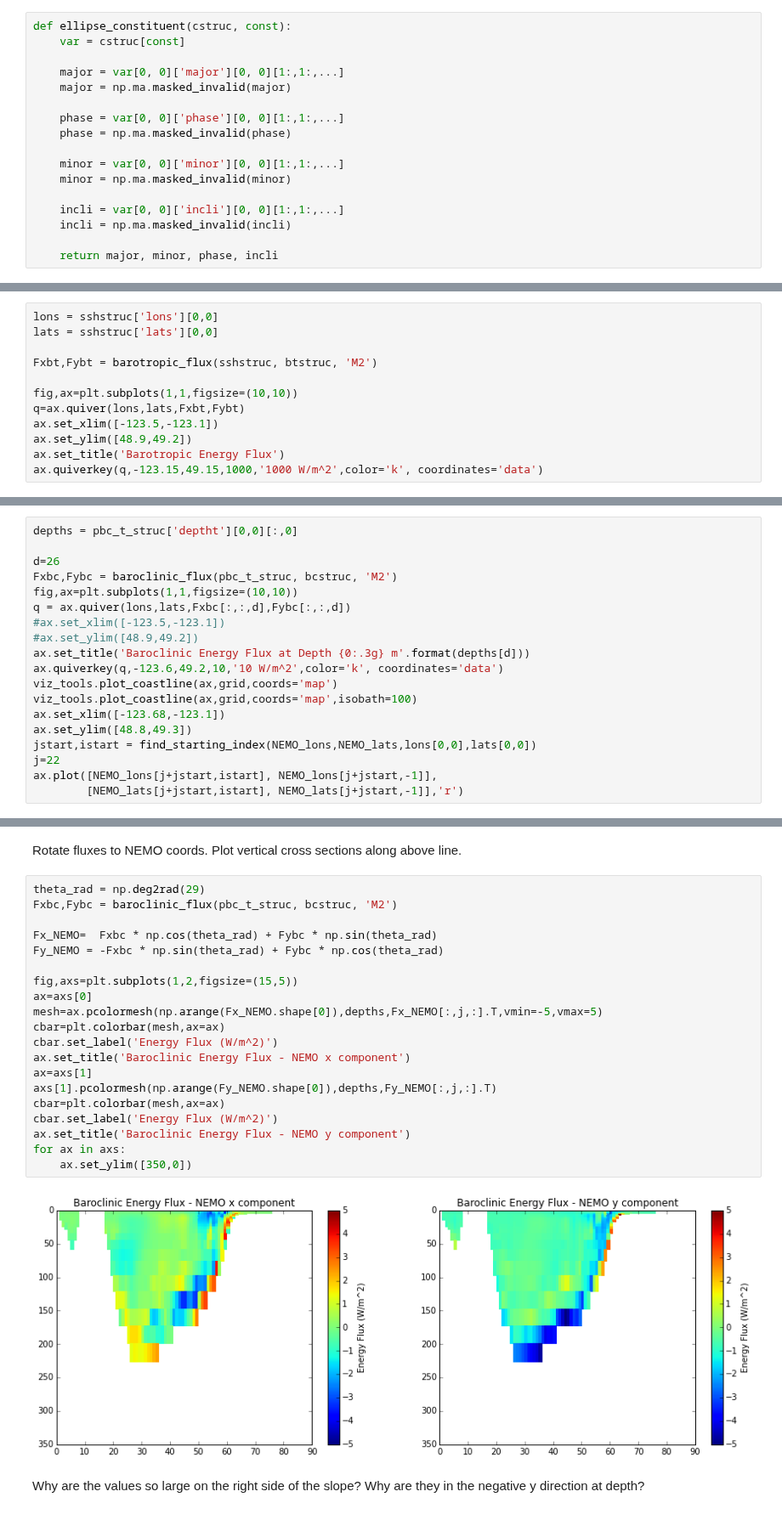
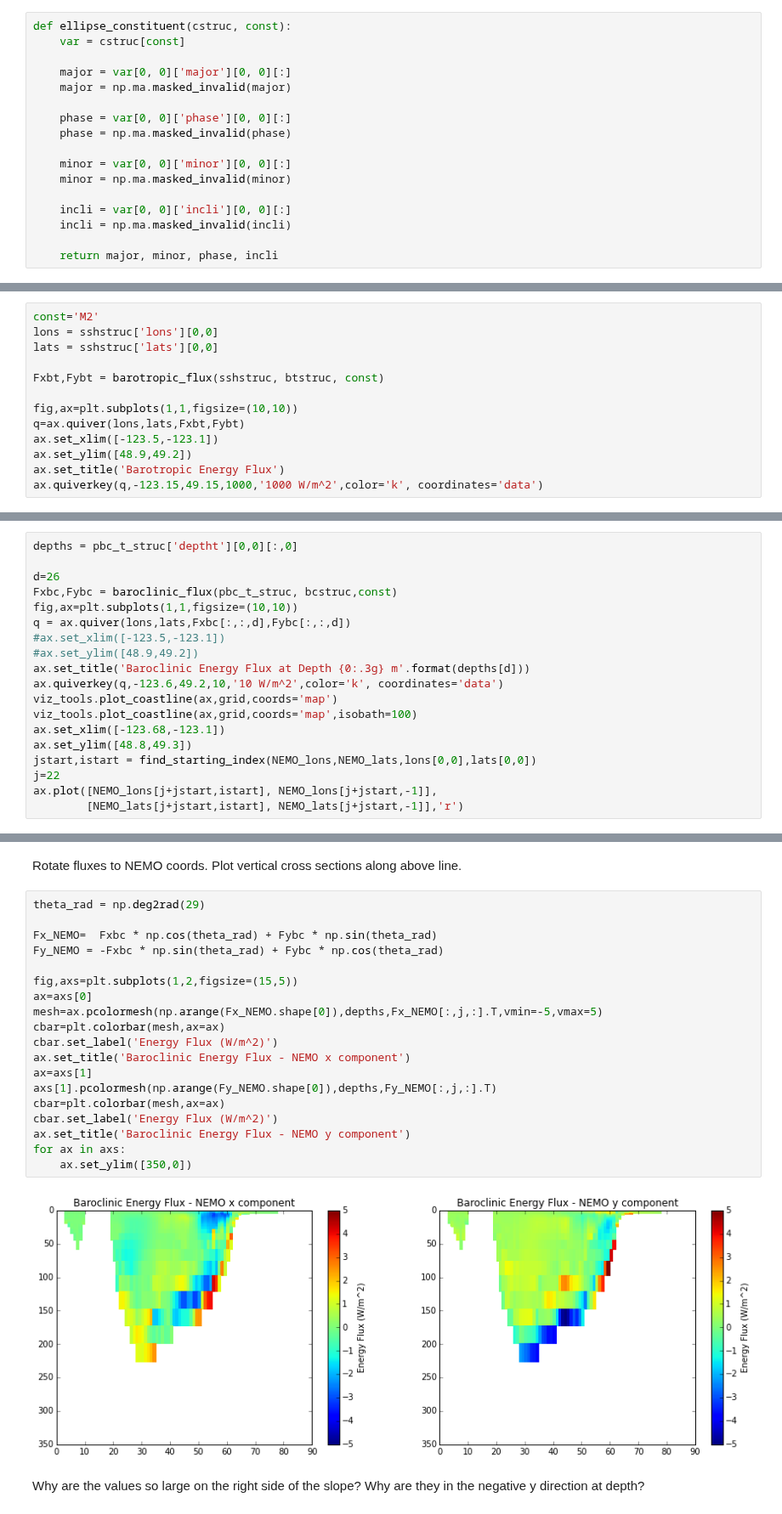
Before and after one commit to SalishSeaCast/analysis, a Jupyter notebook: Nancy/energy_flux/Develop energy flux calculations.ipynb, the cells around one changed output, grey strips where cells are left out. Shown at 85% size. Saved outputs shown, nothing was run; the diff lists cells and outputs as text.

Commit message:
more constituents

```diff
--- a/Nancy/energy_flux/Develop energy flux calculations.ipynb
+++ b/Nancy/energy_flux/Develop energy flux calculations.ipynb
@@ -107,16 +107,16 @@ def barotropic_pressure(pstruc, const):
 def ellipse_constituent(cstruc, const):
     var = cstruc[const]
 
-    major = var[0, 0]['major'][0, 0][1:,1:,...]
+    major = var[0, 0]['major'][0, 0][:]
     major = np.ma.masked_invalid(major)
 
-    phase = var[0, 0]['phase'][0, 0][1:,1:,...]
+    phase = var[0, 0]['phase'][0, 0][:]
     phase = np.ma.masked_invalid(phase)
 
-    minor = var[0, 0]['minor'][0, 0][1:,1:,...]
+    minor = var[0, 0]['minor'][0, 0][:]
     minor = np.ma.masked_invalid(minor)
 
-    incli = var[0, 0]['incli'][0, 0][1:,1:,...]
+    incli = var[0, 0]['incli'][0, 0][:]
     incli = np.ma.masked_invalid(incli)
 
     return major, minor, phase, incli
@@ -193,10 +193,11 @@ e3t = mesh.variables['e3t'][0,:,:,:]
 # %% [markdown]
 # Barotropic
 # %%
+const='M2'
 lons = sshstruc['lons'][0,0]
 lats = sshstruc['lats'][0,0]
 
-Fxbt,Fybt = barotropic_flux(sshstruc, btstruc, 'M2')
+Fxbt,Fybt = barotropic_flux(sshstruc, btstruc, const)
 
 fig,ax=plt.subplots(1,1,figsize=(10,10))
 q=ax.quiver(lons,lats,Fxbt,Fybt)
@@ -215,7 +216,7 @@ Depth-integrated will be more useful... More on this later.
 depths = pbc_t_struc['deptht'][0,0][:,0]
 
 d=26
-Fxbc,Fybc = baroclinic_flux(pbc_t_struc, bcstruc, 'M2')
+Fxbc,Fybc = baroclinic_flux(pbc_t_struc, bcstruc,const)
 fig,ax=plt.subplots(1,1,figsize=(10,10))
 q = ax.quiver(lons,lats,Fxbc[:,:,d],Fybc[:,:,d])
 #ax.set_xlim([-123.5,-123.1])
@@ -237,26 +238,25 @@ ax.plot([NEMO_lons[j+jstart,istart], NEMO_lons[j+jstart,-1]],
 Rotate fluxes to NEMO coords. Plot vertical cross sections along above line.
 # %%
 theta_rad = np.deg2rad(29)
-Fxbc,Fybc = baroclinic_flux(pbc_t_struc, bcstruc, 'M2')
 
 Fx_NEMO=  Fxbc * np.cos(theta_rad) + Fybc * np.sin(theta_rad)
 Fy_NEMO = -Fxbc * np.sin(theta_rad) + Fybc * np.cos(theta_rad)
 
 fig,axs=plt.subplots(1,2,figsize=(15,5))
 ax=axs[0]
 mesh=ax.pcolormesh(np.arange(Fx_NEMO.shape[0]),depths,Fx_NEMO[:,j,:].T,vmin=-5,vmax=5)
 cbar=plt.colorbar(mesh,ax=ax)
 cbar.set_label('Energy Flux (W/m^2)')
 ax.set_title('Baroclinic Energy Flux - NEMO x component')
 ax=axs[1]
 axs[1].pcolormesh(np.arange(Fy_NEMO.shape[0]),depths,Fy_NEMO[:,j,:].T)
 cbar=plt.colorbar(mesh,ax=ax)
 cbar.set_label('Energy Flux (W/m^2)')
 ax.set_title('Baroclinic Energy Flux - NEMO y component')
 for ax in axs:
     ax.set_ylim([350,0])
 # %% [output]
-[figure, old version]
+[figure, new version]
 # %% [markdown]
 Why are the values so large on the right side of the slope? Why are they in the negative y direction at depth?
 # %% [markdown]
```
Also changed, not shown: parts of 3 cells of this notebook.
